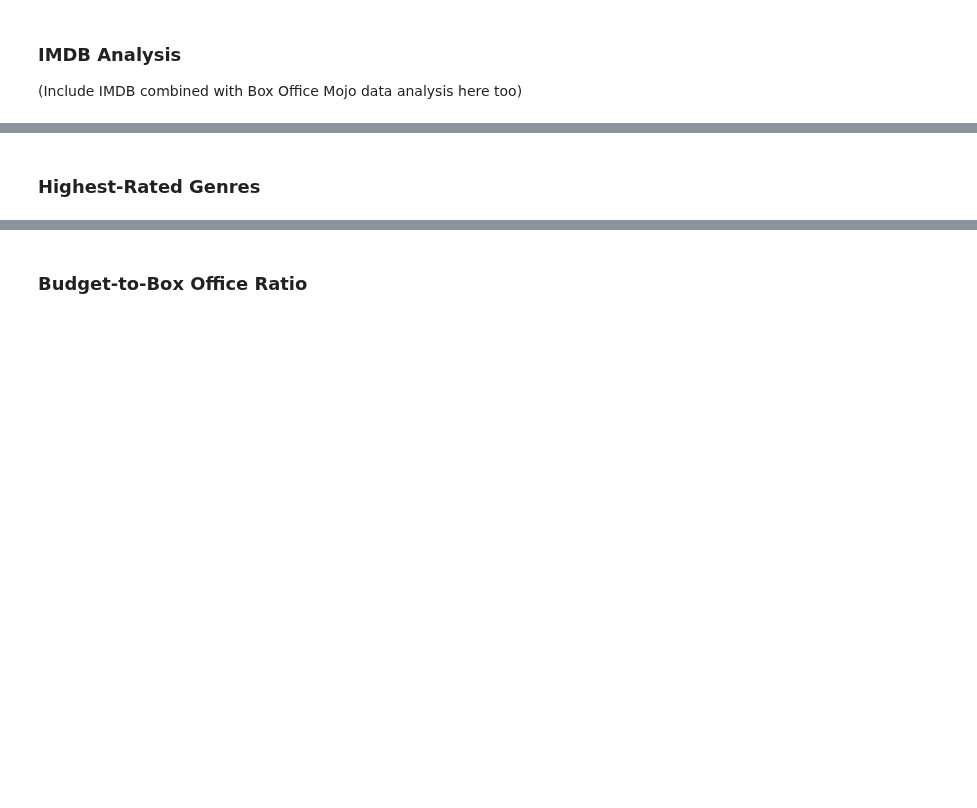
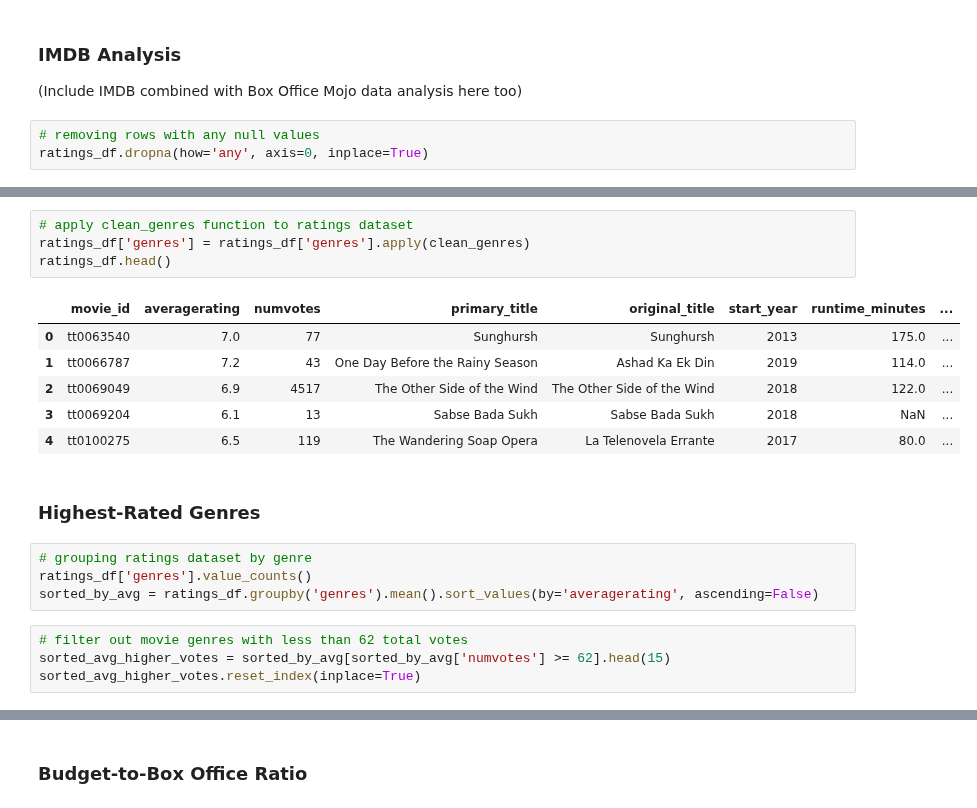
Before and after one commit to mehince/group-1-capstone, a Jupyter notebook: Finalized Notebook.ipynb, the cells around one changed output, grey strips where cells are left out. Drawn from its saved outputs; the diff is of its cells as text; blank space fills up the shorter version.

```diff
--- a/Finalized Notebook.ipynb
+++ b/Finalized Notebook.ipynb
@@ -230,3 +328,6 @@ ratings_df = ratings_df[ratings_df['numvotes'] >= 62]
 # %% [markdown]
 ### IMDB Analysis
 (Include IMDB combined with Box Office Mojo data analysis here too)
+# %%
+# removing rows with any null values
+ratings_df.dropna(how='any', axis=0, inplace=True)
@@ -233,2 +350,21 @@ ratings_df = ratings_df[ratings_df['numvotes'] >= 62]
+# %%
+# apply clean_genres function to ratings dataset
+ratings_df['genres'] = ratings_df['genres'].apply(clean_genres)
+ratings_df.head()
+# %% [output]
+|  | movie_id | averagerating | numvotes | primary_title | original_title | start_year | runtime_minutes | ... |
+| 0 | tt0063540 | 7.0 | 77 | Sunghursh | Sunghursh | 2013 | 175.0 | ... |
+| 1 | tt0066787 | 7.2 | 43 | One Day Before the Rainy Season | Ashad Ka Ek Din | 2019 | 114.0 | ... |
+| 2 | tt0069049 | 6.9 | 4517 | The Other Side of the Wind | The Other Side of the Wind | 2018 | 122.0 | ... |
+| 3 | tt0069204 | 6.1 | 13 | Sabse Bada Sukh | Sabse Bada Sukh | 2018 | NaN | ... |
+| 4 | tt0100275 | 6.5 | 119 | The Wandering Soap Opera | La Telenovela Errante | 2017 | 80.0 | ... |
 # %% [markdown]
 ### Highest-Rated Genres
+# %%
+# grouping ratings dataset by genre
+ratings_df['genres'].value_counts()
+sorted_by_avg = ratings_df.groupby('genres').mean().sort_values(by='averagerating', ascending=False)
+# %%
+# filter out movie genres with less than 62 total votes
+sorted_avg_higher_votes = sorted_by_avg[sorted_by_avg['numvotes'] >= 62].head(15)
+sorted_avg_higher_votes.reset_index(inplace=True)
```
Also changed, not shown: parts of 26 cells of this notebook, 2 other files.
